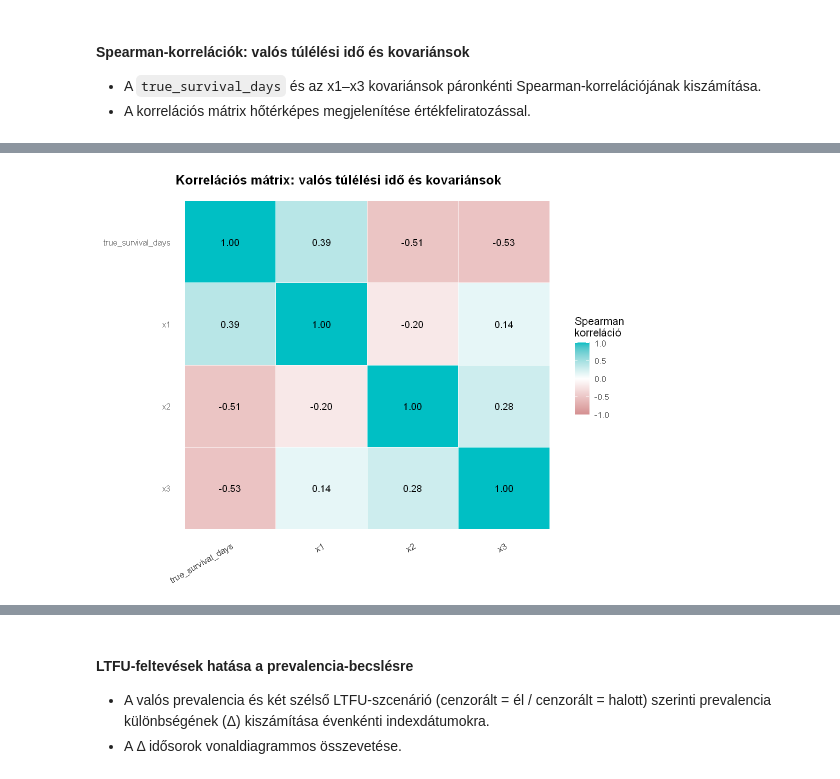
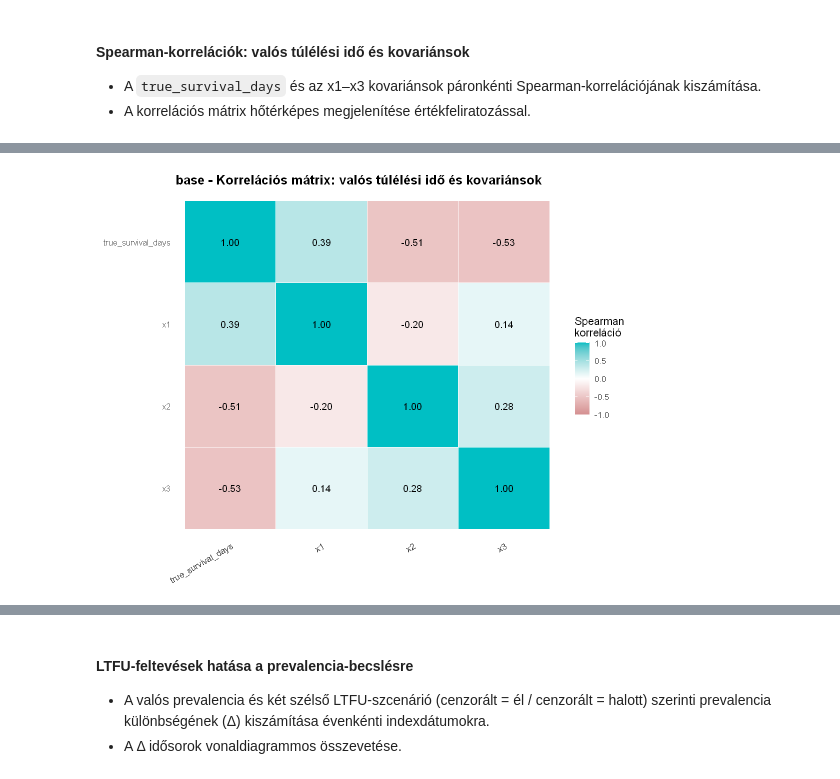
Before and after one commit to lrado1/rprev-ext, a Jupyter notebook: notebooks/synthetic_registry_yearly.ipynb, the cells around one changed output, grey strips where cells are left out. Saved outputs shown, nothing was run; the diff lists cells and outputs as text; code cells hidden in the pictures.

```diff
--- a/notebooks/synthetic_registry_yearly.ipynb
+++ b/notebooks/synthetic_registry_yearly.ipynb
@@ -664,48 +689,65 @@ legend("topright", legend = levels(d$age_band), col = cols, lwd = 2, bty = "n",
 library(dplyr)
 library(ggplot2)
 
-# Korrelációhoz szükséges változók előkészítése
-corr_df <- df_eda %>%
-  dplyr::transmute(
-    true_survival_days = as.numeric(true_survival_days),
-    x1 = as.numeric(x1),
-    x2 = as.numeric(x2),
-    x3 = as.numeric(x3)
-  )
+plot_correlation_heatmap <- function(data_list) {
+  col_pos <- "#00BFC4"
+  col_neg <- "#d48f90"
 
-# Spearman-korrelációs mátrix
-corr_matrix <- cor(corr_df, use = "complete.obs", method = "spearman")
-print(round(corr_matrix, 3))
+  # Spearman-korreláció kiszámítása és hőtérkép előállítása scenáriónként
+  out <- lapply(names(data_list), function(nm) {
 
-# Hőtérképhez hosszú formátum
-corr_long <- as.data.frame(as.table(corr_matrix))
-names(corr_long) <- c("var_row", "var_col", "corr")
-corr_long$var_row <- factor(corr_long$var_row, levels = rev(colnames(corr_matrix)))
-corr_long$var_col <- factor(corr_long$var_col, levels = colnames(corr_matrix))
+    # Elemzéshez használt változók numerikus formára hozása
+    corr_df <- data_list[[nm]] %>%
+      transmute(
+        true_survival_days = as.numeric(true_survival_days),
+        x1 = as.numeric(x1),
+        x2 = as.numeric(x2),
+        x3 = as.numeric(x3)
+      )
 
-# Színek illesztése az eddigi ábrákhoz
-col_pos <- "#00BFC4"
-col_neg <- "#d48f90"
+    # Korrelációs mátrix számítása (Spearman)
+    corr_matrix <- stats::cor(corr_df, use = "complete.obs", method = "spearman")
+
+    # Mátrix hosszú formára alakítása a hőtérképhez
+    corr_long <- as.data.frame(as.table(corr_matrix))
+    names(corr_long) <- c("var_row", "var_col", "corr")
+    corr_long$var_row <- factor(corr_long$var_row, levels = rev(colnames(corr_matrix)))
+    corr_long$var_col <- factor(corr_long$var_col, levels = colnames(corr_matrix))
+
+    # Hőtérkép: korrelációk vizuális összefoglalása feliratozott cellákkal
+    p <- ggplot(corr_long, aes(x = var_col, y = var_row, fill = corr)) +
+      geom_tile(color = "white", linewidth = 0.4) +
+      geom_text(aes(label = sprintf("%.2f", corr)), size = 4) +
+      scale_fill_gradient2(
+        low = col_neg, mid = "white", high = col_pos,
+        midpoint = 0, limits = c(-1, 1),
+        name = "Spearman\nkorreláció"
+      ) +
+      labs(
+        title = paste0(nm, " - Korrelációs mátrix: valós túlélési idő és kovariánsok"),
+        x = NULL,
+        y = NULL
+      ) +
+      theme_minimal(base_size = 13) +
+      theme(
+        axis.text.x = element_text(angle = 30, hjust = 1),
+        panel.grid = element_blank(),
+        plot.title = element_text(face = "bold")
+      )
+
+    list(matrix = corr_matrix, plot = p)
+  })
+
+  names(out) <- names(data_list)
+  out
+}
 
 options(repr.plot.width = 9, repr.plot.height = 7)
 
-ggplot(corr_long, aes(x = var_col, y = var_row, fill = corr)) +
-  geom_tile(color = "white", linewidth = 0.4) +
-  geom_text(aes(label = sprintf("%.2f", corr)), size = 4) +
-  scale_fill_gradient2(
-    low = col_neg, mid = "white", high = col_pos,
-    midpoint = 0, limits = c(-1, 1),
-    name = "Spearman\nkorreláció"
-  ) +
-  labs(
-    title = "Korrelációs mátrix: valós túlélési idő és kovariánsok",
-    x = NULL,
-    y = NULL
-  ) +
-  theme_minimal(base_size = 13) +
-  theme(
-    axis.text.x = element_text(angle = 30, hjust = 1),
-    panel.grid = element_blank(),
-    plot.title = element_text(face = "bold")
-  )
+corr_out <- plot_correlation_heatmap(
+  list(base = df_eda_base, higher_ltfu = df_eda_high_ltfu)
+)
+
+corr_out$base$plot
+corr_out$higher_ltfu$plot
 # %% [output]
@@ -717 +754 @@ x3                             -0.527  0.140  0.282  1.000
-[figure, old version]
+[figure, new version]
```
Also changed, not shown: parts of 5 cells of this notebook.
